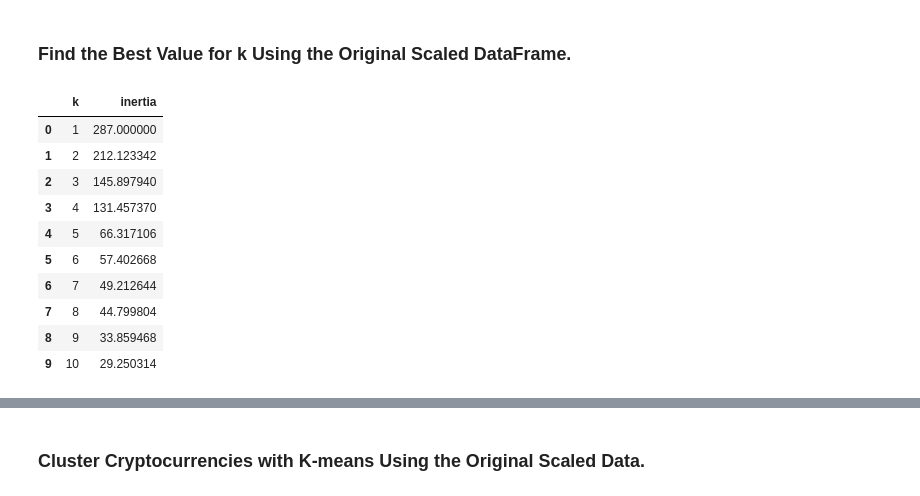
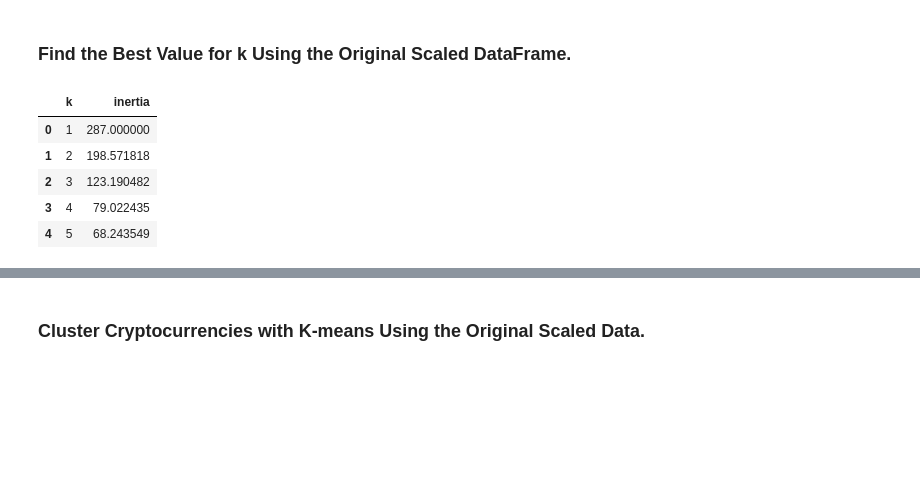
Before and after one commit to eporter13/CryptoClustering, a Jupyter notebook: Crypto_Clustering.ipynb, the cells around one changed output, grey strips where cells are left out. Saved outputs shown, nothing was run; the diff lists cells and outputs as text; code cells hidden in the pictures; blank space fills up the shorter version.

```diff
--- a/Crypto_Clustering.ipynb
+++ b/Crypto_Clustering.ipynb
@@ -40,21 +40,19 @@ market_data_df.describe()
 ### Prepare the Data
 # %%
 # Use the `StandardScaler()` module from scikit-learn to normalize the data from the CSV file
-from sklearn.preprocessing import StandardScaler
-scaler = StandardScaler()
-
-scaled_market_data = scaler.fit_transform(market_data_df)
+scaled_data = StandardScaler().fit_transform(market_data_df)
 # %%
 # Create a DataFrame with the scaled data
-scaled_df = pd.DataFrame(scaled_market_data, index=market_data_df.index, columns=market_data_df.columns)
+scaled_df = pd.DataFrame(scaled_data, columns=market_data_df.columns)
 
 # Copy the crypto names from the original data
-scaled_df["coin_id"] = market_data_df.index.to_series().copy()
+scaled_df['coinid'] = market_data_df.index
+
 
 # Set the coinid column as index
-scaled_df.set_index("coin_id", inplace=True)
+scaled_df.set_index('coinid', inplace=True)
 
 # Display sample data
-display(scaled_df)
+scaled_df.head()
 # %% [output]
 |  | price_change_percentage_24h | price_change_percentage_7d | price_change_percentage_14d | price_change_percentage_30d | ... |
@@ -80,44 +67,38 @@ display(scaled_df)
 # %%
 # Create a list with the number of k-values to try
 # Use a range from 1 to 11
+
 k = list(range(1, 11))
+
 
 # Create an empty list to store the inertia values
 inertia = []
 
 # Create a for loop to compute the inertia with each possible value of k
 # Inside the loop:
 # 1. Create a KMeans model using the loop counter for the n_clusters
 # 2. Fit the model to the data using the scaled DataFrame
 # 3. Append the model.inertia_ to the inertia list
 for i in k:
-    model = KMeans(n_clusters=i, n_init='auto', random_state=1)
-    model.fit(scaled_df)
-    inertia.append(model.inertia_)
+    k_model = KMeans(n_clusters=i, n_init='auto', random_state=0)
+    k_model.fit(scaled_df)
+    inertia.append(k_model.inertia_)
 
 # Create a dictionary with the data to plot the Elbow curve
-elbow_data = {
-    "k": k,
-    "inertia": inertia
-}
+elbow_data = {"k": k, "inertia": inertia}
 
 # Create a DataFrame with the data to plot the Elbow curve
 df_elbow = pd.DataFrame(elbow_data)
 
 # Display the DataFrame
-df_elbow
+df_elbow.head()
 # %% [output]
 |  | k | inertia |
 | 0 | 1 | 287.000000 |
-| 1 | 2 | 212.123342 |
-| 2 | 3 | 145.897940 |
-| 3 | 4 | 131.457370 |
-| 4 | 5 | 66.317106 |
-| 5 | 6 | 57.402668 |
-| 6 | 7 | 49.212644 |
-| 7 | 8 | 44.799804 |
-| 8 | 9 | 33.859468 |
-| 9 | 10 | 29.250314 |
+| 1 | 2 | 198.571818 |
+| 2 | 3 | 123.190482 |
+| 3 | 4 | 79.022435 |
+| 4 | 5 | 68.243549 |
 # %%
 # Plot a line chart with all the inertia values computed with
 # the different values of k to visually identify the optimal value for k.
```
Also changed, not shown: parts of 23 cells of this notebook.
